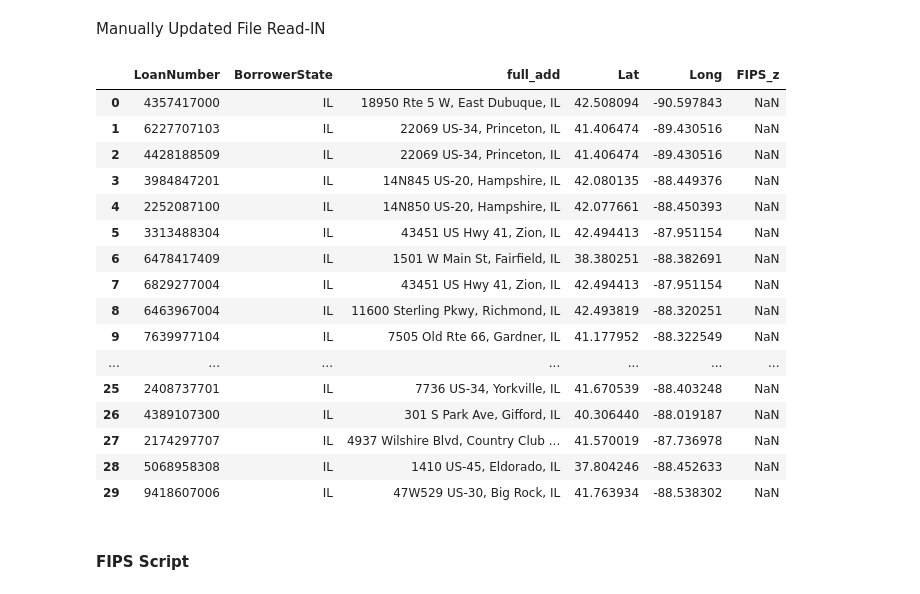
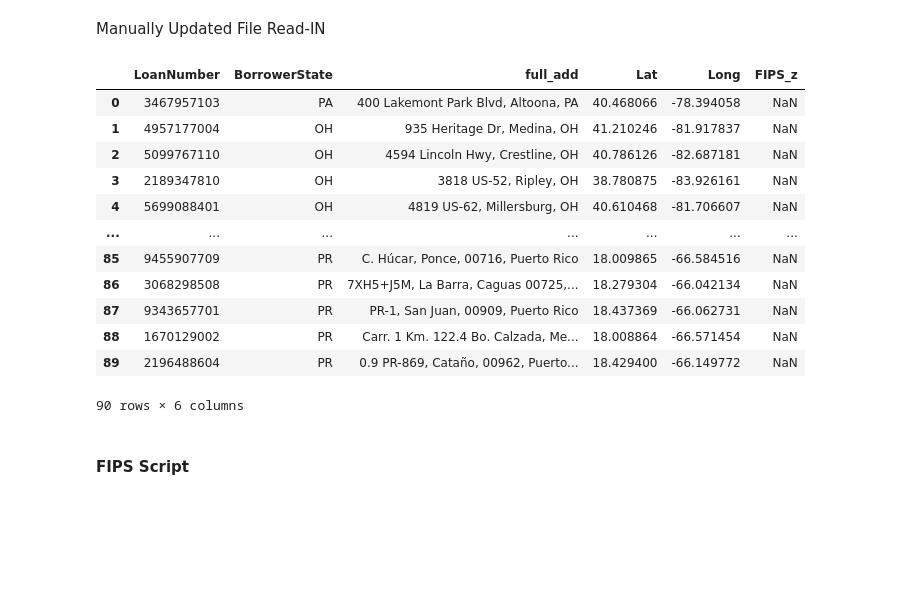
Before and after one commit to cspence001/mapdata_fips_aggregation, a Jupyter notebook: selenium_fips/23/selenium_census_script_fipscheck_23.ipynb, the cells around one changed output. Saved outputs shown, nothing was run; the diff lists cells and outputs as text; code cells hidden in the pictures; blank space fills up the shorter version.

```diff
--- a/selenium_fips/23/selenium_census_script_fipscheck_23.ipynb
+++ b/selenium_fips/23/selenium_census_script_fipscheck_23.ipynb
@@ -71,29 +72,25 @@ fips_check_scraped_null_il
 # %% [markdown]
 Manually Updated File Read-IN
 # %%
-data_xls = pd.read_excel('../../../data/null/il_fips_update.xlsx', dtype=str, index_col=None)
-data_xls.to_csv('../../../data/null/il_fips_update.csv', encoding='utf-8', index=False)
-il_update_df = pd.read_csv("../../../data/null/il_fips_update.csv")
-il_update_df.index = il_update_df.index.astype('int64')
-il_update_df
+data_xls = pd.read_excel('../../../data/null/updated/oh_pr_fips_update.xlsx', dtype=str, index_col=None)
+data_xls.to_csv('../../../data/null/updated/oh_pr_fips_update.csv', encoding='utf-8', index=False)
+oh_pr_update_df = pd.read_csv("../../../data/null/updated/oh_pr_fips_update.csv")
+oh_pr_update_df.index = oh_pr_update_df.index.astype('int64')
+oh_pr_update_df
 # %% [output]
 |  | LoanNumber | BorrowerState | full_add | Lat | Long | FIPS_z |
-| 0 | 4357417000 | IL | 18950 Rte 5 W, East Dubuque, IL | 42.508094 | -90.597843 | NaN |
-| 1 | 6227707103 | IL | 22069 US-34, Princeton, IL | 41.406474 | -89.430516 | NaN |
-| 2 | 4428188509 | IL | 22069 US-34, Princeton, IL | 41.406474 | -89.430516 | NaN |
-| 3 | 3984847201 | IL | 14N845 US-20, Hampshire, IL | 42.080135 | -88.449376 | NaN |
-| 4 | 2252087100 | IL | 14N850 US-20, Hampshire, IL | 42.077661 | -88.450393 | NaN |
-| 5 | 3313488304 | IL | 43451 US Hwy 41, Zion, IL | 42.494413 | -87.951154 | NaN |
-| 6 | 6478417409 | IL | 1501 W Main St, Fairfield, IL | 38.380251 | -88.382691 | NaN |
-| 7 | 6829277004 | IL | 43451 US Hwy 41, Zion, IL | 42.494413 | -87.951154 | NaN |
-| 8 | 6463967004 | IL | 11600 Sterling Pkwy, Richmond, IL | 42.493819 | -88.320251 | NaN |
-| 9 | 7639977104 | IL | 7505 Old Rte 66, Gardner, IL | 41.177952 | -88.322549 | NaN |
+| 0 | 3467957103 | PA | 400 Lakemont Park Blvd, Altoona, PA | 40.468066 | -78.394058 | NaN |
+| 1 | 4957177004 | OH | 935 Heritage Dr, Medina, OH | 41.210246 | -81.917837 | NaN |
+| 2 | 5099767110 | OH | 4594 Lincoln Hwy, Crestline, OH | 40.786126 | -82.687181 | NaN |
+| 3 | 2189347810 | OH | 3818 US-52, Ripley, OH | 38.780875 | -83.926161 | NaN |
+| 4 | 5699088401 | OH | 4819 US-62, Millersburg, OH | 40.610468 | -81.706607 | NaN |
 | ... | ... | ... | ... | ... | ... | ... |
-| 25 | 2408737701 | IL | 7736 US-34, Yorkville, IL | 41.670539 | -88.403248 | NaN |
-| 26 | 4389107300 | IL | 301 S Park Ave, Gifford, IL | 40.306440 | -88.019187 | NaN |
-| 27 | 2174297707 | IL | 4937 Wilshire Blvd, Country Club ... | 41.570019 | -87.736978 | NaN |
-| 28 | 5068958308 | IL | 1410 US-45, Eldorado, IL | 37.804246 | -88.452633 | NaN |
-| 29 | 9418607006 | IL | 47W529 US-30, Big Rock, IL | 41.763934 | -88.538302 | NaN |
+| 85 | 9455907709 | PR | C. Húcar, Ponce, 00716, Puerto Rico | 18.009865 | -66.584516 | NaN |
+| 86 | 3068298508 | PR | 7XH5+J5M, La Barra, Caguas 00725,... | 18.279304 | -66.042134 | NaN |
+| 87 | 9343657701 | PR | PR-1, San Juan, 00909, Puerto Rico | 18.437369 | -66.062731 | NaN |
+| 88 | 1670129002 | PR | Carr. 1 Km. 122.4 Bo. Calzada, Me... | 18.008864 | -66.571454 | NaN |
+| 89 | 2196488604 | PR | 0.9 PR-869, Cataño, 00962, Puerto... | 18.429400 | -66.149772 | NaN |
+90 rows × 6 columns
 # %% [markdown]
 <h4>FIPS Script
 # %%
```
Also changed, not shown: parts of 13 cells of this notebook, 2 other files.
